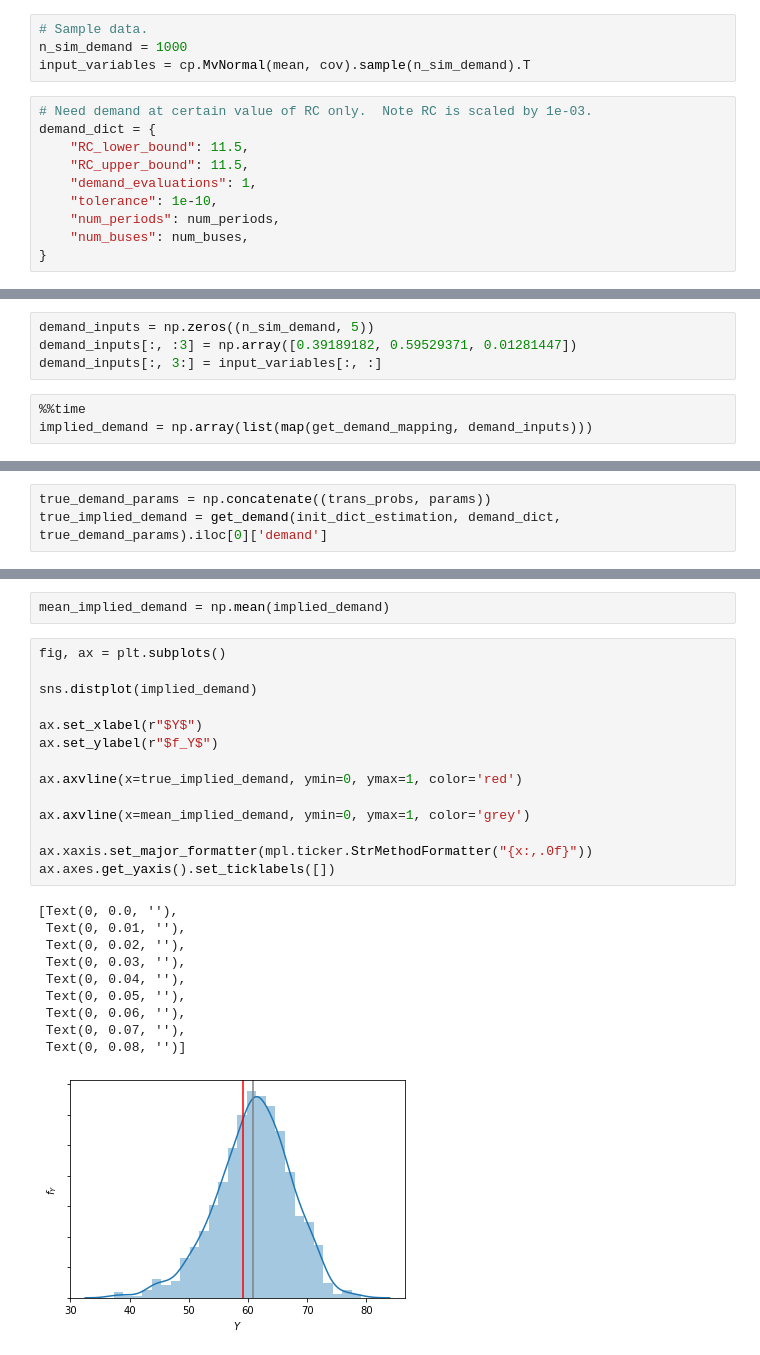
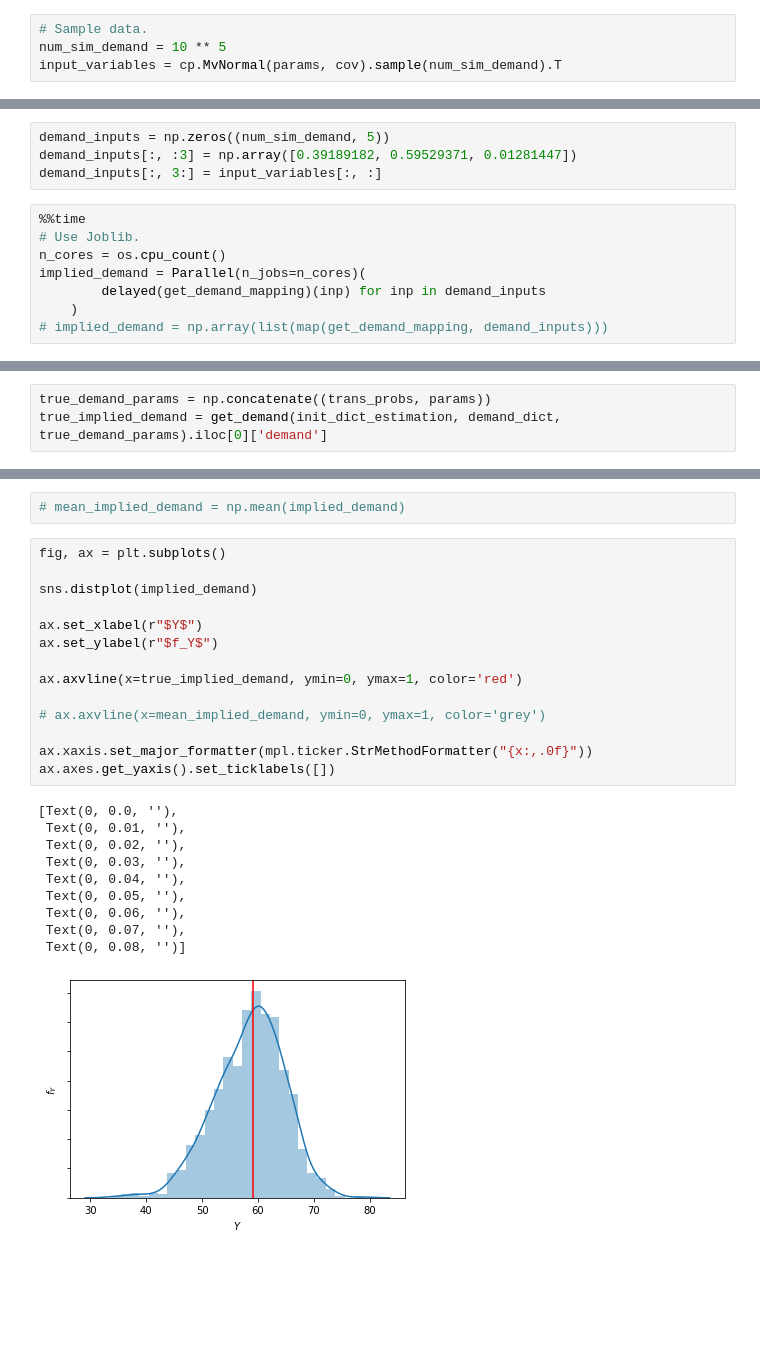
Before and after one commit to bhmueller/thesis, a Jupyter notebook: shapley_rc_theta_11.ipynb, the cells around one changed output, grey strips where cells are left out. Saved outputs shown, nothing was run; the diff lists cells and outputs as text; blank space fills up the shorter version.

Commit message:
Parallelise uncertainty propagation.

```diff
--- a/shapley_rc_theta_11.ipynb
+++ b/shapley_rc_theta_11.ipynb
@@ -441,27 +434,22 @@ exact_shapley
 Inspection of the distribution of the implied demand at certain $RC_{fixed}$.
 # %%
 # Sample data.
-n_sim_demand = 1000
-input_variables = cp.MvNormal(mean, cov).sample(n_sim_demand).T
+num_sim_demand = 10 ** 5
+input_variables = cp.MvNormal(params, cov).sample(num_sim_demand).T
-# %%
-# Need demand at certain value of RC only.  Note RC is scaled by 1e-03.
-demand_dict = {
-    "RC_lower_bound": 11.5,
-    "RC_upper_bound": 11.5,
-    "demand_evaluations": 1,
-    "tolerance": 1e-10,
-    "num_periods": num_periods,
-    "num_buses": num_buses,
-}
 # %%
 get_demand_partial = partial(get_demand, init_dict=init_dict_estimation, demand_dict=demand_dict)
 def get_demand_mapping(x):
     return get_demand_partial(demand_params=x).iloc[0]['demand']
 # %%
-demand_inputs = np.zeros((n_sim_demand, 5))
+demand_inputs = np.zeros((num_sim_demand, 5))
 demand_inputs[:, :3] = np.array([0.39189182, 0.59529371, 0.01281447])
 demand_inputs[:, 3:] = input_variables[:, :]
 # %%
 %%time
-implied_demand = np.array(list(map(get_demand_mapping, demand_inputs)))
+# Use Joblib.
+n_cores = os.cpu_count()
+implied_demand = Parallel(n_jobs=n_cores)(
+        delayed(get_demand_mapping)(inp) for inp in demand_inputs
+    )
+# implied_demand = np.array(list(map(get_demand_mapping, demand_inputs)))
 # %% [output]
@@ -476,29 +464,29 @@ true_implied_demand
 # %%
-mean_implied_demand = np.mean(implied_demand)
+# mean_implied_demand = np.mean(implied_demand)
 # %%
 fig, ax = plt.subplots()
 
 sns.distplot(implied_demand)
 
 ax.set_xlabel(r"$Y$")
 ax.set_ylabel(r"$f_Y$")
 
 ax.axvline(x=true_implied_demand, ymin=0, ymax=1, color='red')
 
-ax.axvline(x=mean_implied_demand, ymin=0, ymax=1, color='grey')
+# ax.axvline(x=mean_implied_demand, ymin=0, ymax=1, color='grey')
 
 ax.xaxis.set_major_formatter(mpl.ticker.StrMethodFormatter("{x:,.0f}"))
 ax.axes.get_yaxis().set_ticklabels([])
 # %% [output]
 [Text(0, 0.0, ''),
  Text(0, 0.01, ''),
  Text(0, 0.02, ''),
  Text(0, 0.03, ''),
  Text(0, 0.04, ''),
  Text(0, 0.05, ''),
  Text(0, 0.06, ''),
  Text(0, 0.07, ''),
  Text(0, 0.08, '')]
-[figure, old version]
+[figure, new version]
 # %%
 # Save to png.
```
Also changed, not shown: parts of 14 cells of this notebook.
